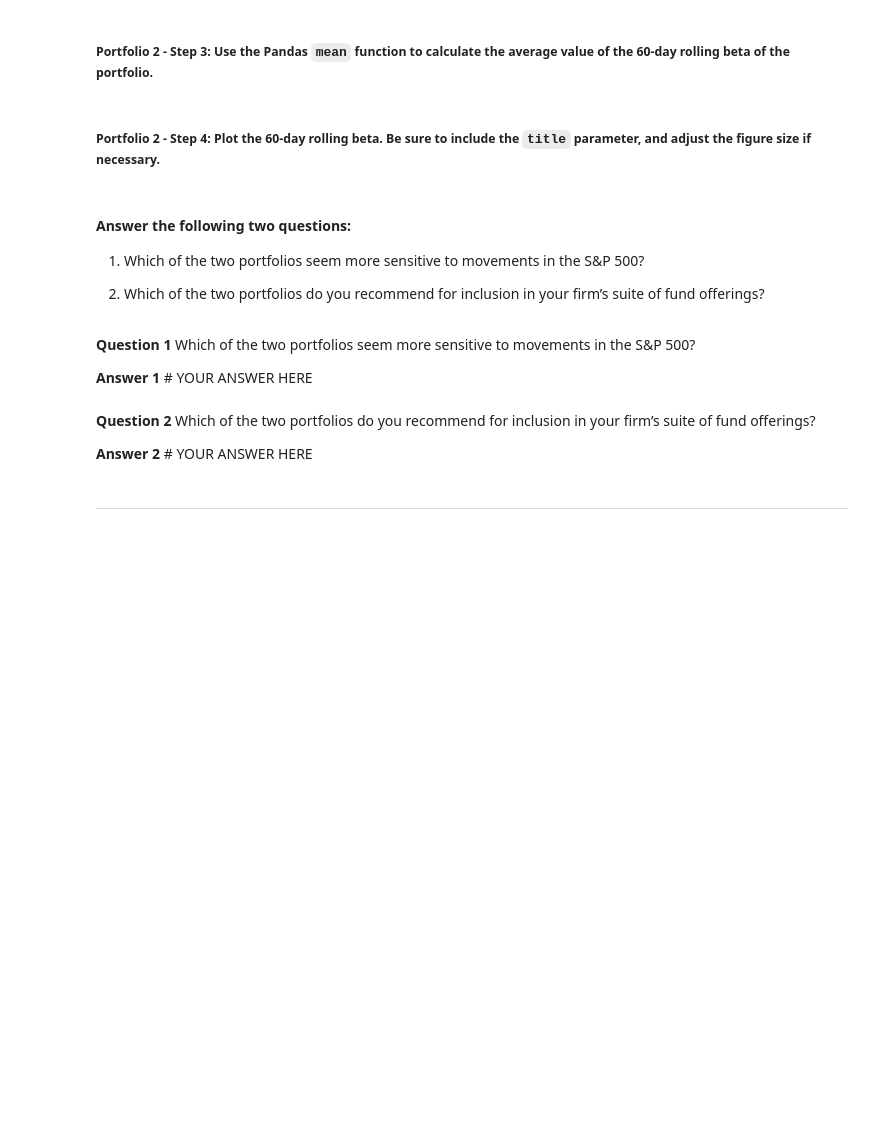
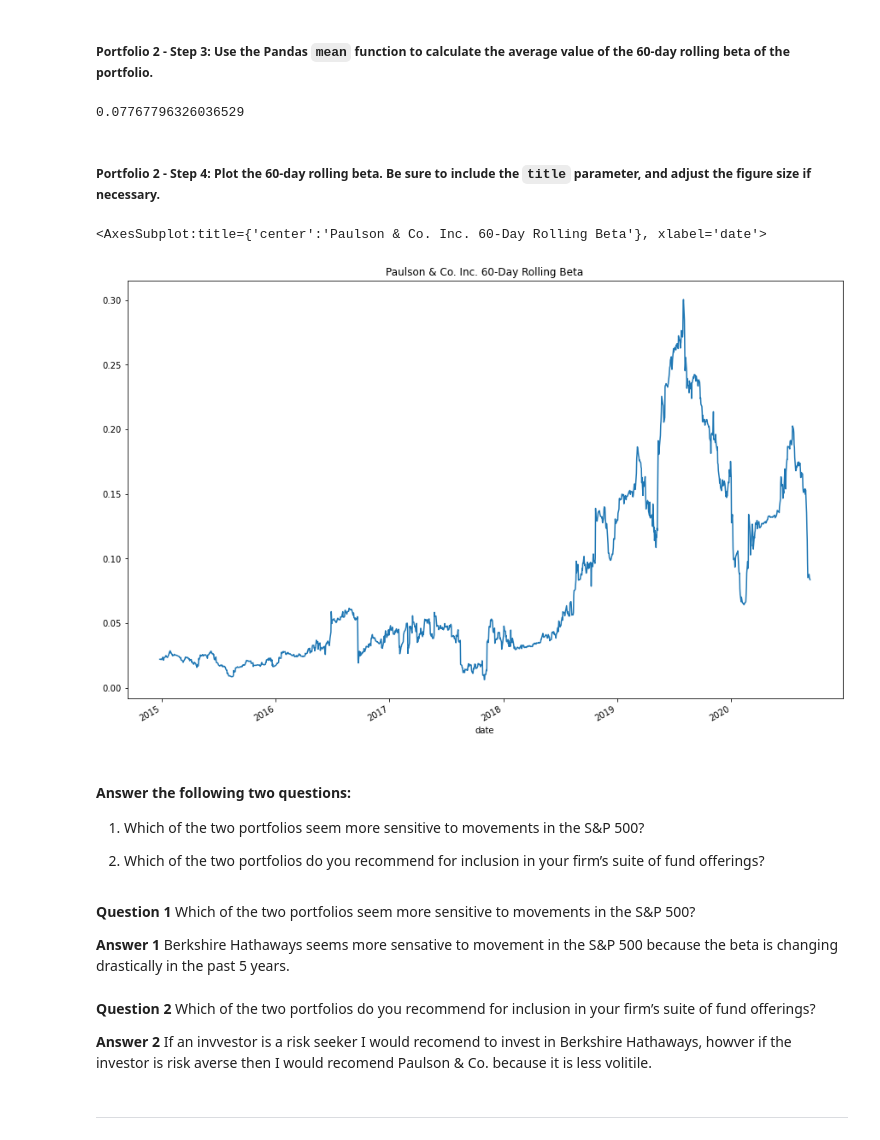
Before and after one commit to Oleener/Challenge_4, a Jupyter notebook: Challenge/Starter_Code/risk_return_analysis.ipynb, the cells around one changed output. Saved outputs shown, nothing was run; the diff lists cells and outputs as text; code cells hidden in the pictures; blank space fills up the shorter version.

```diff
--- a/Challenge/Starter_Code/risk_return_analysis.ipynb
+++ b/Challenge/Starter_Code/risk_return_analysis.ipynb
@@ -439,5 +439,6 @@ SPX_500_rolling_60_beta.plot(title="S&P 500 60-Day Rolling Beta", figsize=(15,10
 ##### Portfolio 2 - Step 1: Using the 60-day rolling window, the daily return data, and the S&P 500 returns, calculate the covariance. Review the last five rows of the covariance of the portfolio.
 # %%
 # Calculate the covariance using a 60-day rolling window
+paulson_co_rolling_60_covariance = navs_daily_returns['PAULSON & CO.INC.'].rolling(window=60).cov(navs_daily_returns['S&P 500'])
 # Review the last five rows of the covariance data
-# YOUR CODE HERE
+paulson_co_rolling_60_covariance.tail()
@@ -445,5 +454,6 @@ SPX_500_rolling_60_beta.plot(title="S&P 500 60-Day Rolling Beta", figsize=(15,10
 ##### Portfolio 2 - Step 2: Calculate the beta of the portfolio. To do that, divide the covariance of the portfolio by the variance of the S&P 500.
 # %%
 # Calculate the beta based on the 60-day rolling covariance compared to the market (S&P 500)
+paulson_co_rolling_60_beta = paulson_co_rolling_60_covariance / SPX_500_rolling_60_variance
 # Review the last five rows of the beta information
-# YOUR CODE HERE
+paulson_co_rolling_60_beta.tail()
@@ -451,13 +469,19 @@ SPX_500_rolling_60_beta.plot(title="S&P 500 60-Day Rolling Beta", figsize=(15,10
 ##### Portfolio 2 - Step 3: Use the Pandas `mean` function to calculate the average value of the 60-day rolling beta of the portfolio.
 # %%
 # Calculate the average of the 60-day rolling beta
-# YOUR CODE HERE
+paulson_co_beta_average = paulson_co_rolling_60_beta.mean()
+paulson_co_beta_average
+# %% [output]
+0.07767796326036529
 # %% [markdown]
 ##### Portfolio 2 - Step 4: Plot the 60-day rolling beta. Be sure to include the `title` parameter, and adjust the figure size if necessary.
 # %%
 # Plot the rolling beta
 # Include a title parameter and adjust the figure size
-# YOUR CODE HERE
+paulson_co_rolling_60_beta.plot(title="Paulson & Co. Inc. 60-Day Rolling Beta", figsize=(15,10))
+# %% [output]
+<AxesSubplot:title={'center':'Paulson & Co. Inc. 60-Day Rolling Beta'}, xlabel='date'>
+[figure, added]
 # %% [markdown]
 #### Answer the following two questions:
 
@@ -467,10 +491,10 @@ SPX_500_rolling_60_beta.plot(title="S&P 500 60-Day Rolling Beta", figsize=(15,10
 # %% [markdown]
 **Question 1** Which of the two portfolios seem more sensitive to movements in the S&P 500?
 
-**Answer 1** # YOUR ANSWER HERE
+**Answer 1** Berkshire Hathaways seems more sensative to movement in the S&P 500 because the beta is changing drastically in the past 5 years.
 # %% [markdown]
 **Question 2** Which of the two portfolios do you recommend for inclusion in your firm’s suite of fund offerings?
 
-**Answer 2** # YOUR ANSWER HERE
+**Answer 2** If an invvestor is a risk seeker I would recomend to invest in Berkshire Hathaways, howver if the investor is risk averse then I would recomend Paulson & Co. because it is less volitile.
 # %% [markdown]
 ---
```
Also changed, not shown: parts of 14 cells of this notebook.
